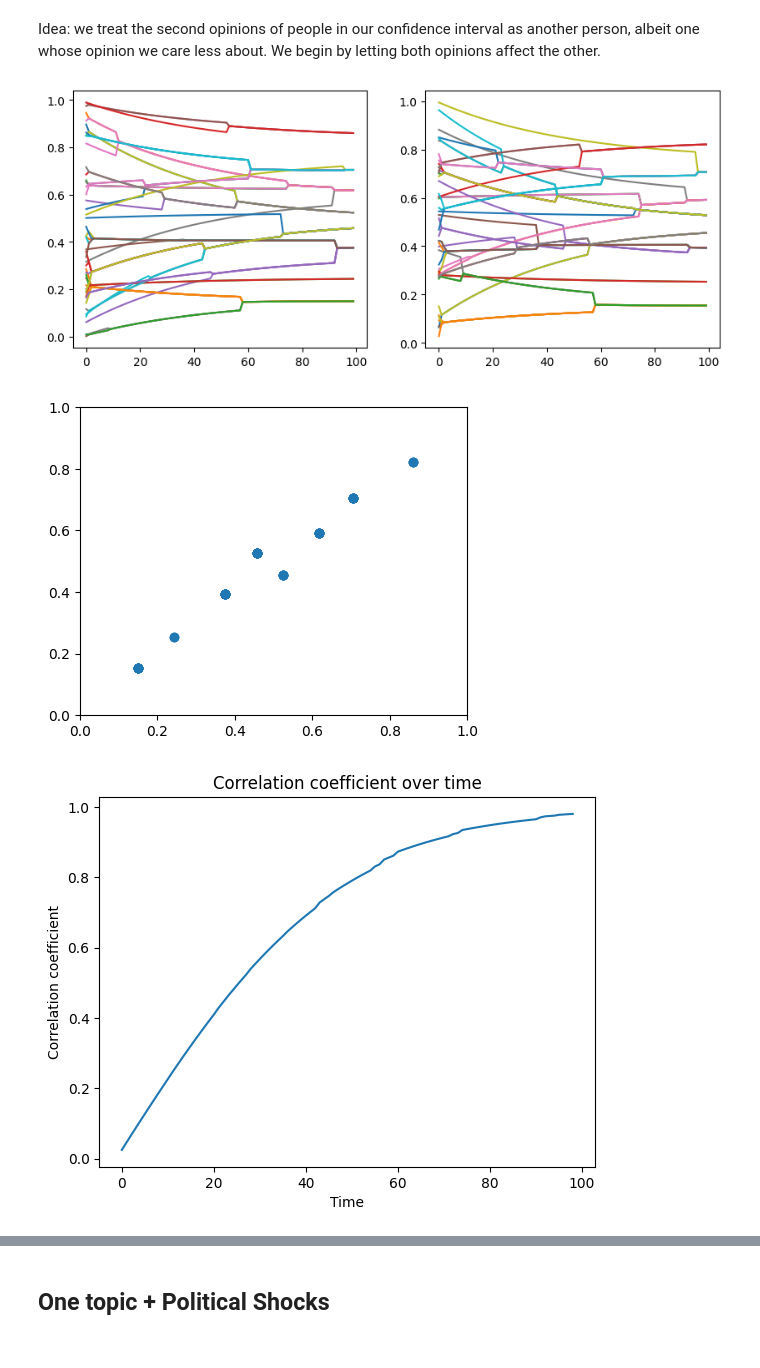
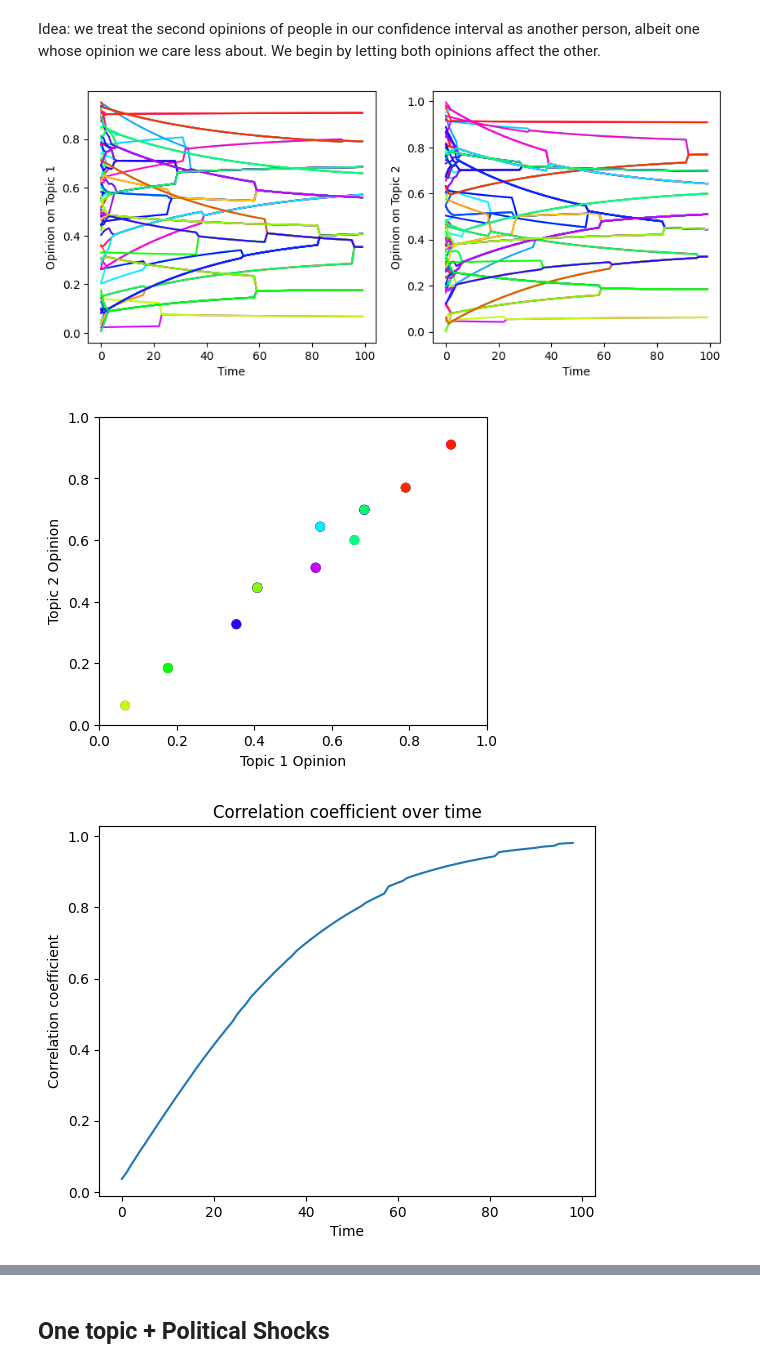
Before and after one commit to ardenpalme/IndMathProj2, a Jupyter notebook: Numerical_soln_2D_model.ipynb, the cells around one changed output, grey strips where cells are left out. Saved outputs shown, nothing was run; the diff lists cells and outputs as text; code cells hidden in the pictures.

Commit message:
Correlation plots

```diff
--- a/Numerical_soln_2D_model.ipynb
+++ b/Numerical_soln_2D_model.ipynb
@@ -292,7 +292,7 @@ Idea: we treat the second opinions of people in our confidence interval as anoth
 # %%
 ## Parameters
 corr_w = 0.01 ## Correlation weighting between topic 1 and topic 2. Should be between 0 and 0.5.
-num_agents = 50
+num_agents = 100
 T = 100
 num_topics = 2 ## keep fixed at 2 (our model doesn't work for more)
 R = 0.1 # confidence bound
@@ -304,37 +304,46 @@ X_corr = np.zeros((T, num_topics, num_agents))
 X_corr[0,:,:]  = np.random.rand(num_agents * num_topics).reshape((num_topics, num_agents))
 rvals = np.zeros(T-1)
 
+## Running model
 for t in range(T-1):
     tmp = get_A_multidim(X_corr[t,:,:], R)
+    # X_corr[t+1,0,:] = tmp[0,:] + rng.normal(0, std, size=tmp[0,:].shape)
+    # X_corr[t+1,1,:] = (1-abs(corr_w))*tmp[1,:] + rng.normal(0, std, size=tmp[1,:].shape) + corr_w*tmp[0,:]
+
+
+    ## Old update model with both opinions influencing each other
     X_corr[t+1,:,:] = (1-abs(corr_w))*tmp + rng.normal(0, std, size=tmp.shape) + corr_w*tmp[::-1,:]
     rvals[t] = stats.linregress(X_corr[t+1,0,:], X_corr[t+1,1,:]).rvalue
 
 # Note: X[:,0,:].T[0] evolution of 1 agent in opinion on topic 0
 
 
 # Plotting results
+colours = plt.cm.hsv(np.random.uniform(0,1,num_agents))
 
 ## Results over time
 fig, ax = plt.subplots(1,num_topics,figsize=(10,4))
 for i in range(num_agents):
     for j in range(num_topics):
-        ax[j].plot(np.arange(T), X_corr[:,j,:].T[i])
+        ax[j].plot(np.arange(T), X_corr[:,j,:].T[i], color=colours[i])
+ax[0].set(ylabel='Opinion on Topic 1', xlabel='Time')
+ax[1].set(ylabel='Opinion on Topic 2', xlabel='Time')
 plt.show()
 
 ## Plotting final results
 fig, ax = plt.subplots(1,1,figsize=(5,4))
-ax.scatter(X_corr[T-1,0,:], X_corr[T-1,1,:])
-ax.set(xlim=(0,1), ylim=(0,1))
+ax.scatter(X_corr[T-1,0,:], X_corr[T-1,1,:], c=colours)
+ax.set(xlim=(0,1), ylim=(0,1), xlabel='Topic 1 Opinion', ylabel='Topic 2 Opinion')
 plt.show()
 
 plt.plot(np.arange(T-1), rvals)
 plt.title('Correlation coefficient over time')
 plt.xlabel('Time')
 plt.ylabel('Correlation coefficient')
 plt.show()
 
 X_corr
 # %% [output]
-[figure, old version]
+[figure, new version]
-[figure, old version]
+[figure, new version]
-[figure, old version]
+[figure, new version]
```
Also changed, not shown: parts of 7 cells of this notebook.
